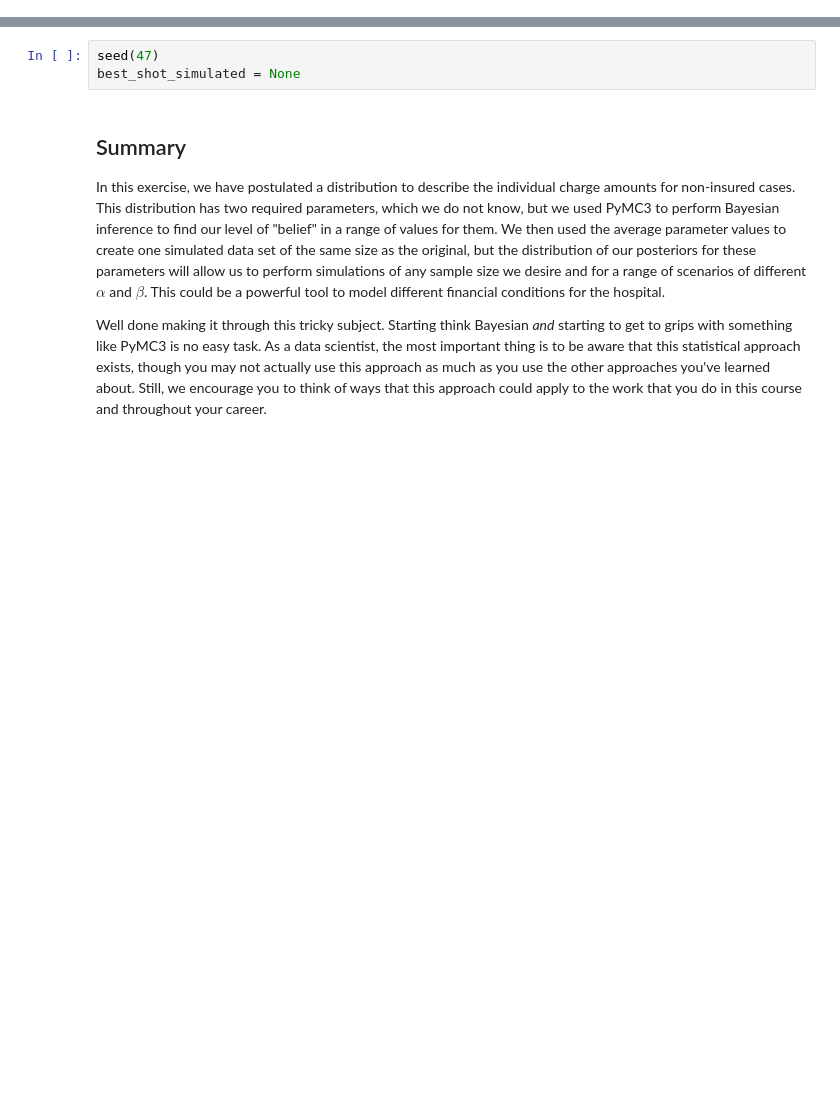
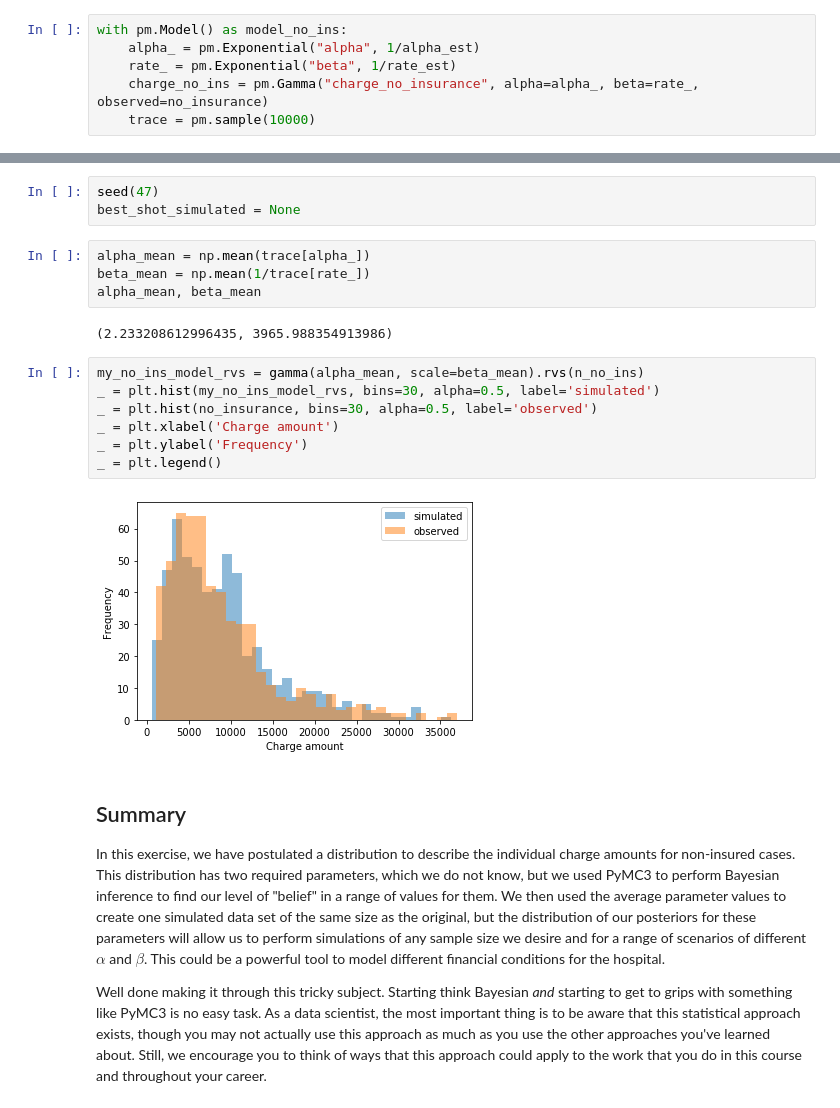
Before and after one commit to sam-cannon/Springboard, a Jupyter notebook: Bayes-mini-Project.ipynb, the cells around one changed output, grey strips where cells are left out. Cells and saved outputs as stored; diff of their text form; blank space fills up the shorter version.

```diff
--- a/Bayes-mini-Project.ipynb
+++ b/Bayes-mini-Project.ipynb
@@ -81,3 +81,9 @@ __Q:__ You are now going to create your own PyMC3 model!
 Hint: you may find it helpful to work backwards. Start with your `pm.Gamma`, and note the required stochastic variables `alpha` and `beta`. Then, before that, you need to create those stochastic variables using `pm.Exponential` and the correct parameters.
 # %% [markdown]
 __A:__
+# %%
+with pm.Model() as model_no_ins:
+    alpha_ = pm.Exponential("alpha", 1/alpha_est)
+    rate_ = pm.Exponential("beta", 1/rate_est)
+    charge_no_ins = pm.Gamma("charge_no_insurance", alpha=alpha_, beta=rate_, observed=no_insurance)
+    trace = pm.sample(10000)
@@ -100,6 +130,21 @@ __Q:__ Take your best shot at a new simulated sequence of medical charges using
 # %%
 seed(47)
 best_shot_simulated = None
+# %%
+alpha_mean = np.mean(trace[alpha_])
+beta_mean = np.mean(1/trace[rate_])
+alpha_mean, beta_mean
+# %% [output]
+(2.233208612996435, 3965.988354913986)
+# %%
+my_no_ins_model_rvs = gamma(alpha_mean, scale=beta_mean).rvs(n_no_ins)
+_ = plt.hist(my_no_ins_model_rvs, bins=30, alpha=0.5, label='simulated')
+_ = plt.hist(no_insurance, bins=30, alpha=0.5, label='observed')
+_ = plt.xlabel('Charge amount')
+_ = plt.ylabel('Frequency')
+_ = plt.legend()
+# %% [output]
+[figure, added]
 # %% [markdown]
 ## Summary
 
```
Also changed, not shown: parts of 6 cells of this notebook.
